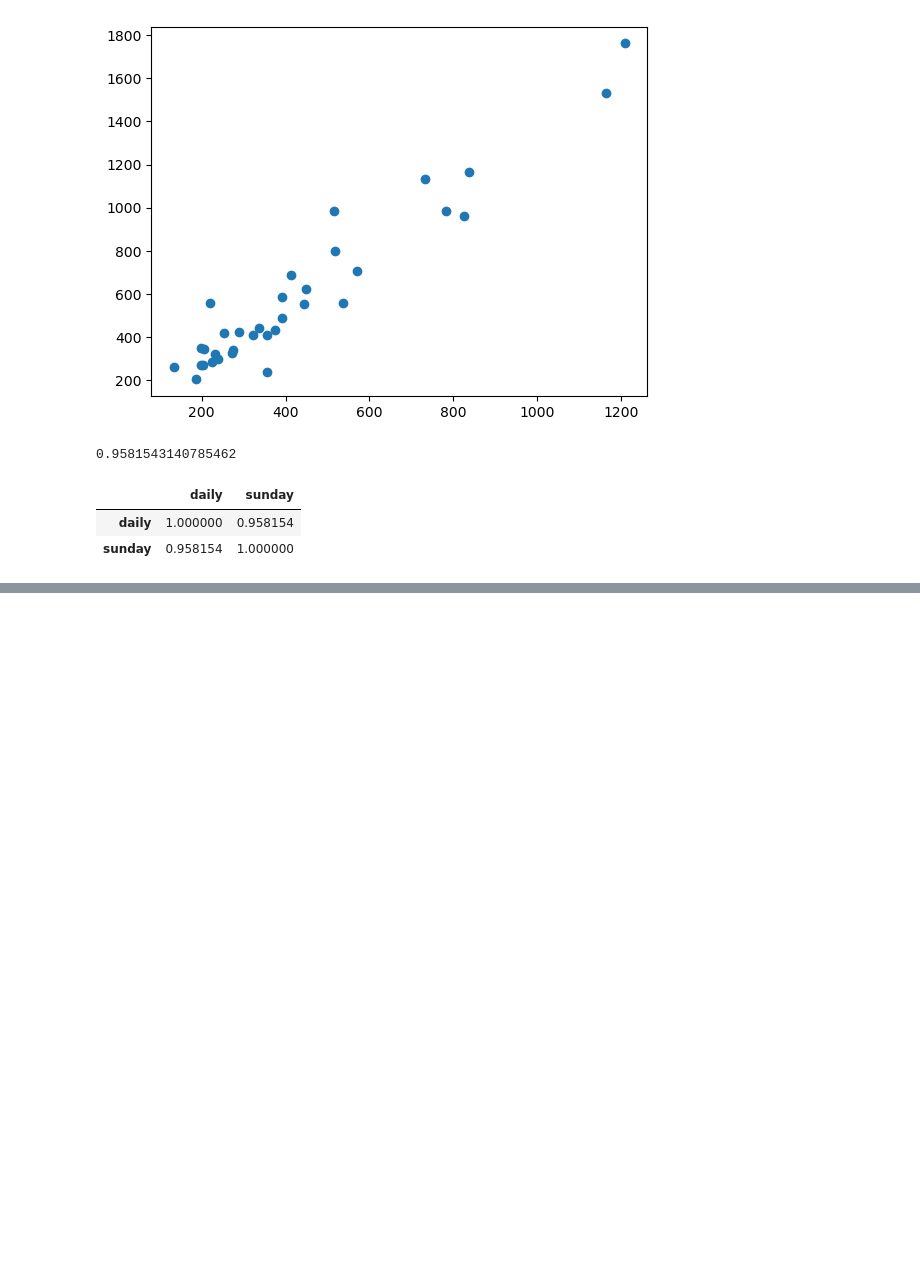
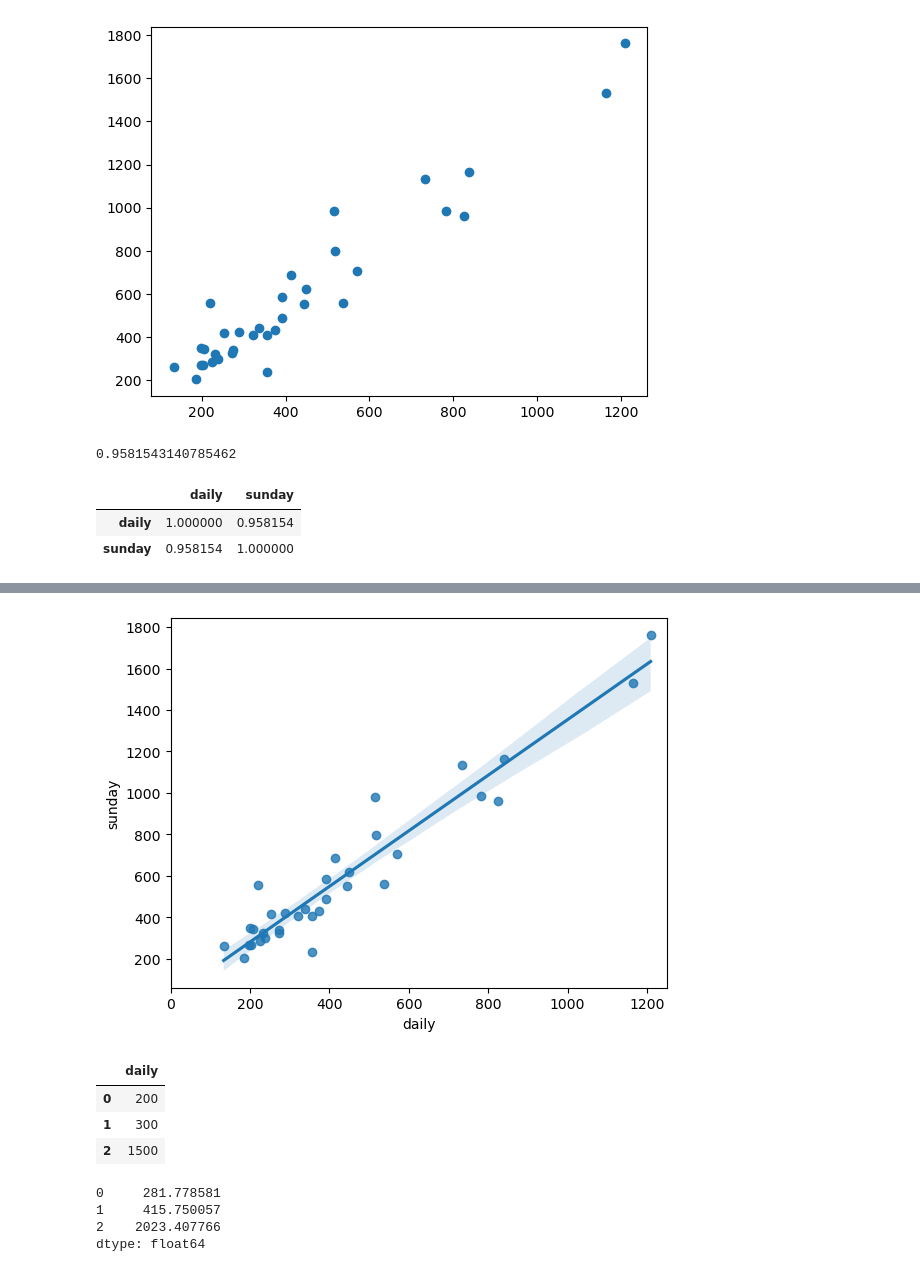
Before and after one commit to gvrshiva12345/shiva, a Jupyter notebook: wallpaper (1).ipynb, the cells around one changed output, grey strips where cells are left out. Cells and saved outputs as stored; diff of their text form; code cells hidden in the pictures; blank space fills up the shorter version.

```diff
--- a/wallpaper (1).ipynb
+++ b/wallpaper (1).ipynb
@@ -81,0 +132,7 @@ data1[["daily","sunday"]].corr()
+# %%
+# Plot the linear regression line using seaborn regplot() method
+sns.regplot(x="daily", y="sunday", data=data1)
+plt.xlim([0,1250])
+plt.show()
+# %% [output]
+[figure, added]
@@ -81,0 +142,15 @@ data1[["daily","sunday"]].corr()
+# %%
+data_pred=pd.DataFrame(newdata, columns=['daily'])
+data_pred
+# %% [output]
+|  | daily |
+| 0 | 200 |
+| 1 | 300 |
+| 2 | 1500 |
+# %%
+model1.predict(data_pred)
+# %% [output]
+0     281.778581
+1     415.750057
+2    2023.407766
+dtype: float64
```
Also changed, not shown: parts of 11 cells of this notebook.
